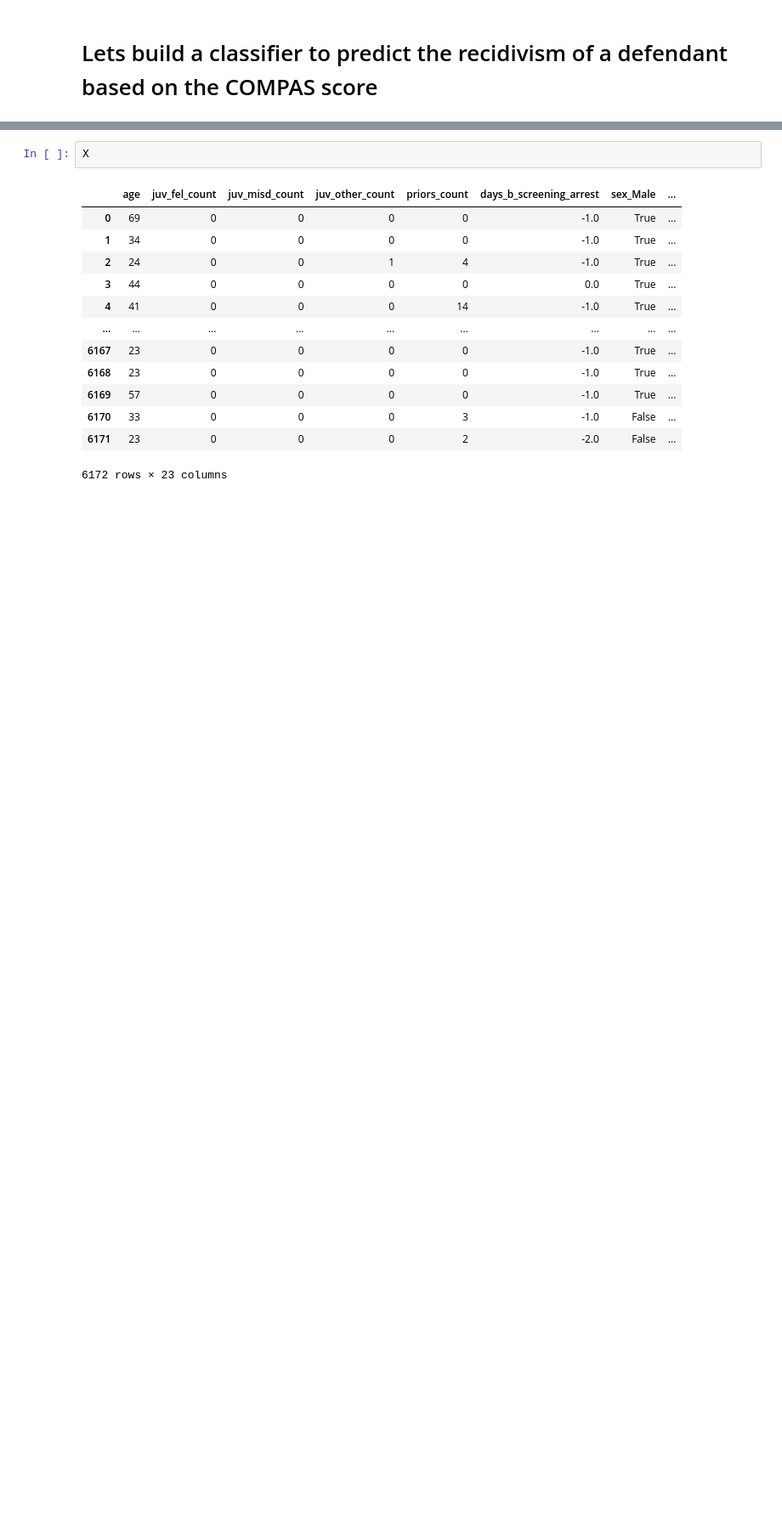
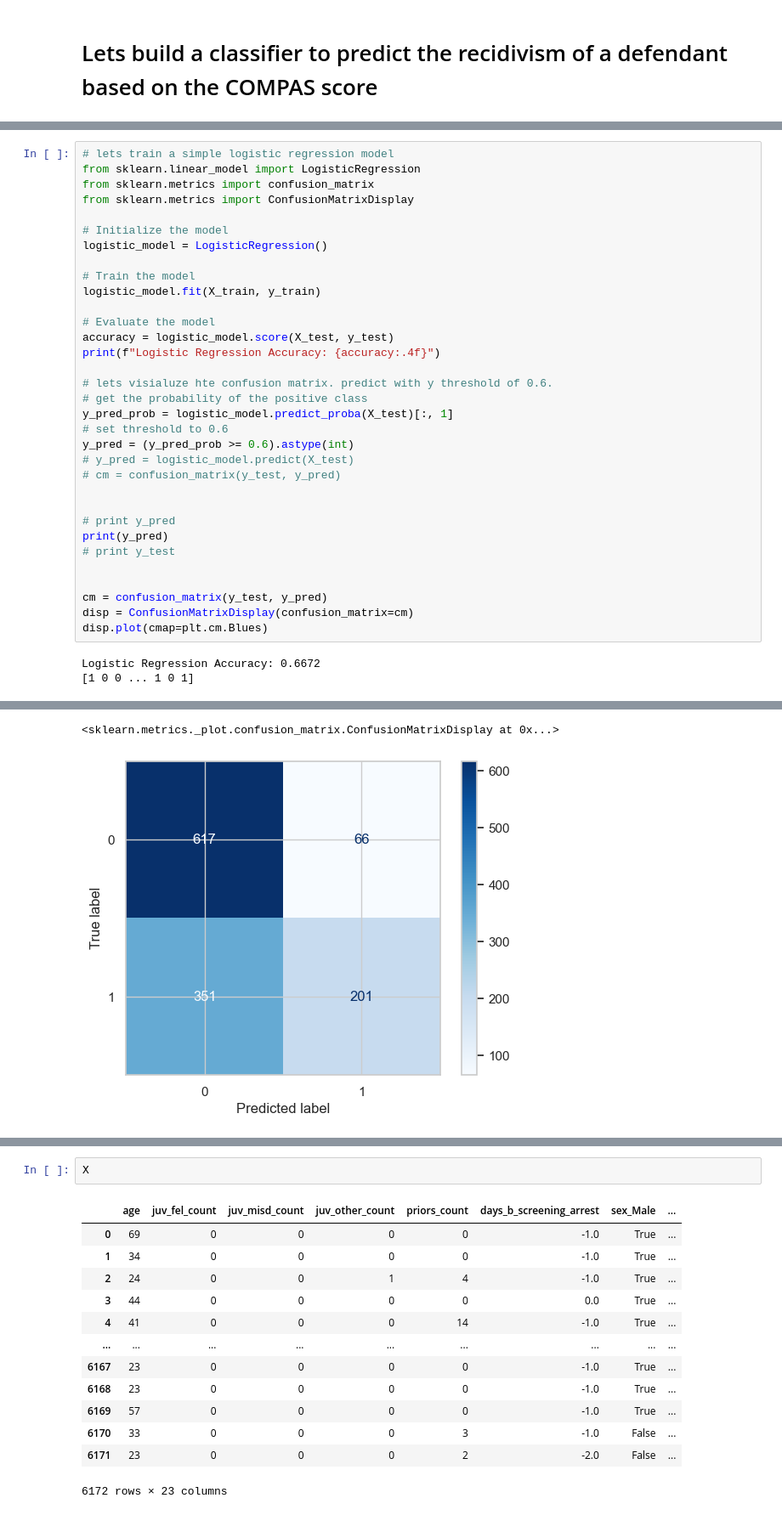
Before and after one commit to reliableai/ai-design, a Jupyter notebook: compas/compas_updated.ipynb, the cells around one changed output, grey strips where cells are left out. Shown at 85% size. Saved outputs shown, nothing was run; the diff lists cells and outputs as text; blank space fills up the shorter version.

```diff
--- a/compas/compas_updated.ipynb
+++ b/compas/compas_updated.ipynb
@@ -690,3 +667,39 @@ Try using .loc[row_indexer,col_indexer] = value instead
 
 See the caveats in the documentation: https://pandas.pydata.org/pandas-docs/stable/user_guide/indexing.html#returning-a-view-versus-a-copy
   X['c_charge_desc'] = X['c_charge_desc'].apply(lambda x: x if x in top_10_charges else "Other")
+# %%
+# lets train a simple logistic regression model
+from sklearn.linear_model import LogisticRegression
+from sklearn.metrics import confusion_matrix
+from sklearn.metrics import ConfusionMatrixDisplay
+
+# Initialize the model
+logistic_model = LogisticRegression()
+
+# Train the model
+logistic_model.fit(X_train, y_train)
+
+# Evaluate the model
+accuracy = logistic_model.score(X_test, y_test)
+print(f"Logistic Regression Accuracy: {accuracy:.4f}")
+
+# lets visialuze hte confusion matrix. predict with y threshold of 0.6.
+# get the probability of the positive class
+y_pred_prob = logistic_model.predict_proba(X_test)[:, 1]
+# set threshold to 0.6
+y_pred = (y_pred_prob >= 0.6).astype(int)
+# y_pred = logistic_model.predict(X_test)
+# cm = confusion_matrix(y_test, y_pred)
+
+
+# print y_pred
+print(y_pred)
+# print y_test
+
+
+cm = confusion_matrix(y_test, y_pred)
+disp = ConfusionMatrixDisplay(confusion_matrix=cm)
+disp.plot(cmap=plt.cm.Blues)
+# %% [output]
+Logistic Regression Accuracy: 0.6672
+[1 0 0 ... 1 0 1]
@@ -692,0 +713,2 @@ See the caveats in the documentation: https://pandas.pydata.org/pandas-docs/stab
+<sklearn.metrics._plot.confusion_matrix.ConfusionMatrixDisplay at 0x...>
+[figure, added]
```
Also changed, not shown: parts of 26 cells of this notebook, 7 other files.
